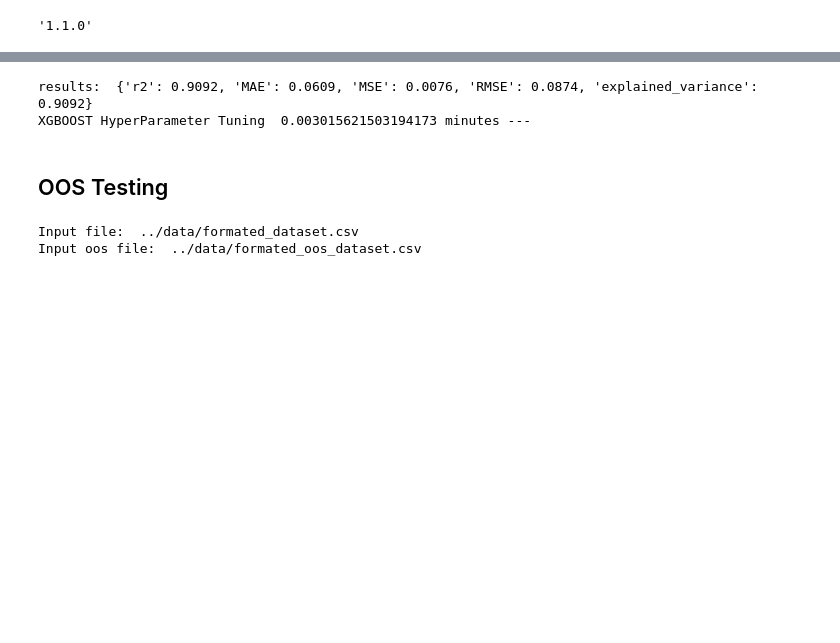
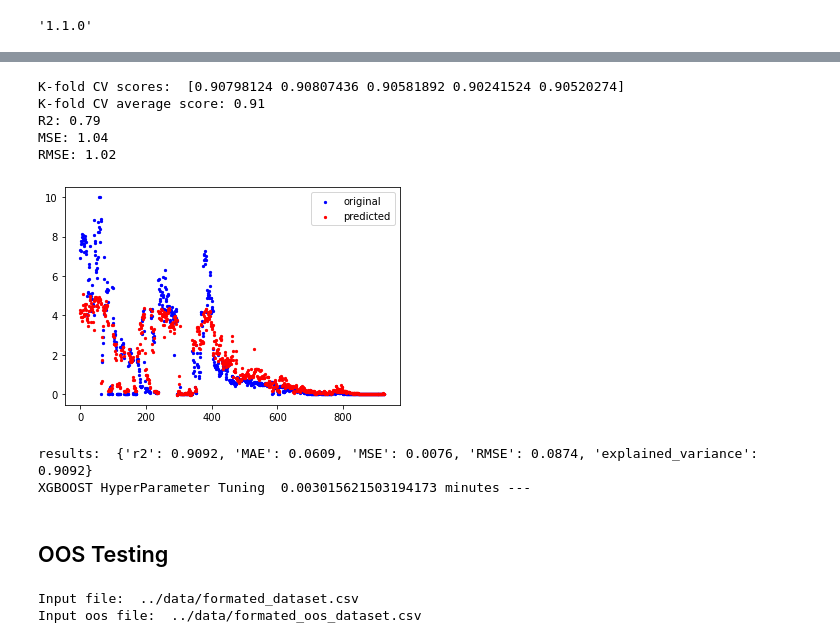
Before and after one commit to sheecegardezi/uncoverml, a Jupyter notebook: notebook/Bayesian Search.ipynb, the cells around one changed output, grey strips where cells are left out. Saved outputs shown, nothing was run; the diff lists cells and outputs as text; code cells hidden in the pictures; blank space fills up the shorter version.

```diff
--- a/notebook/Bayesian Search.ipynb
+++ b/notebook/Bayesian Search.ipynb
@@ -179,6 +184,0 @@ OOS results: {'r2': 0.8552, 'MAE': 0.106, 'MSE': 0.023, 'RMSE': 0.1515, 'explain
-# %%
-#read results
-import pickle
-
-with open("xgb_tune_search.pkl", "rb") as f:
-    xgb_tune_search = pickle.load(f)
@@ -198,0 +237,11 @@ XGBRegressor(base_score=0.5, booster='gbtree', colsample_bylevel=1,
+# %%
+%%time
+
+print("len",len(experiments))
+for experiment in experiments:
+    print(experiment)
+    xgbr = XGBRegressor(tree_method='gpu_hist',n_jobs=-1,verbosity=1,**experiments[experiment]["params"])
+    xgbr.fit(X, y)
+    y_pred = xgbr.predict(X_oos)
+    oos_score = r2_score(y_oos, y_pred)
+    experiments[experiment]["oos_score"] = oos_score
@@ -199,3 +270,39 @@ XGBRegressor(base_score=0.5, booster='gbtree', colsample_bylevel=1,
+# %%
+from sklearn.metrics import mean_squared_error, r2_score
+# - cross validataion
+kfold = KFold(n_splits=5, random_state=0, shuffle=True)
+kf_cv_scores = cross_val_score(xgbr, X, y, cv=kfold )
+print("K-fold CV scores: ", kf_cv_scores)
+print("K-fold CV average score: %.2f" % kf_cv_scores.mean())
+
+oos_score = {}
+oos_score["oos_score"]
+
+for i, oos_kf_score in enumerate(kf_cv_scores):
+    score_tag = "split"+str(i)+"_oos_score"
+    oos_score["oos_score"][score_tag] = oos_kf_score
+
+
+ypred = xgbr.predict(X_oos)
+mse = mean_squared_error(y_oos, ypred)
+r2 = r2_score(y_oos, ypred)
+print("R2: %.2f" % r2)
+print("MSE: %.2f" % mse)
+print("RMSE: %.2f" % (mse**(1/2.0)))
+# %% [output]
+K-fold CV scores:  [0.90798124 0.90807436 0.90581892 0.90241524 0.90520274]
+K-fold CV average score: 0.91
+R2: 0.79
+MSE: 1.04
+RMSE: 1.02
+# %%
+x_ax = range(len(y_oos))
+plt.scatter(x_ax, y_oos, s=5, color="blue", label="original")
+plt.scatter(x_ax, ypred, s=5, color="red", label="predicted")
+plt.legend()
+plt.show()
+# %% [output]
+[figure, added]
 # %%
 ## Fit with cross validation
 start_time = time.time()
```
Also changed, not shown: parts of 15 cells of this notebook.
